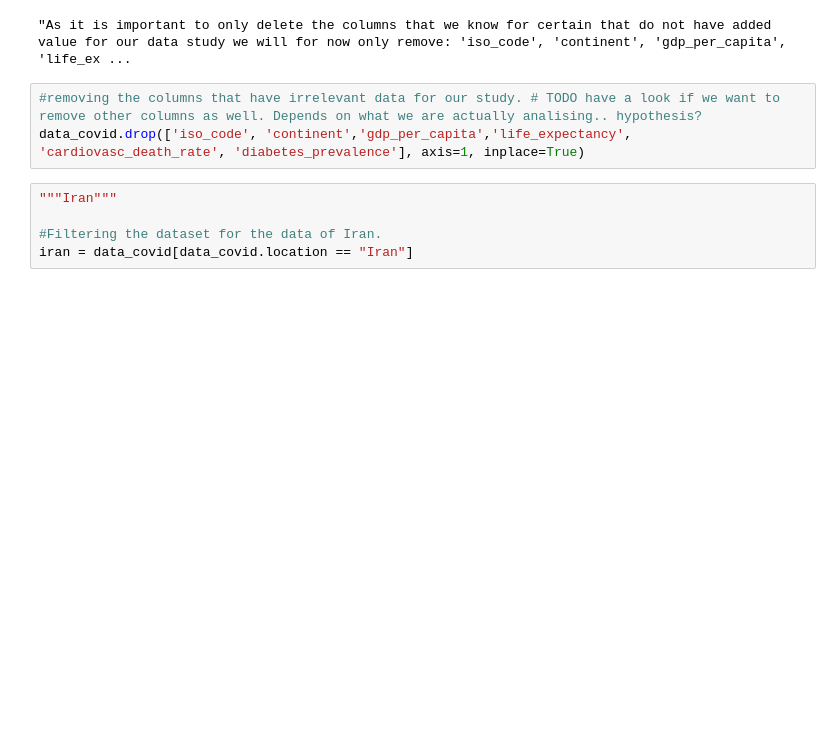
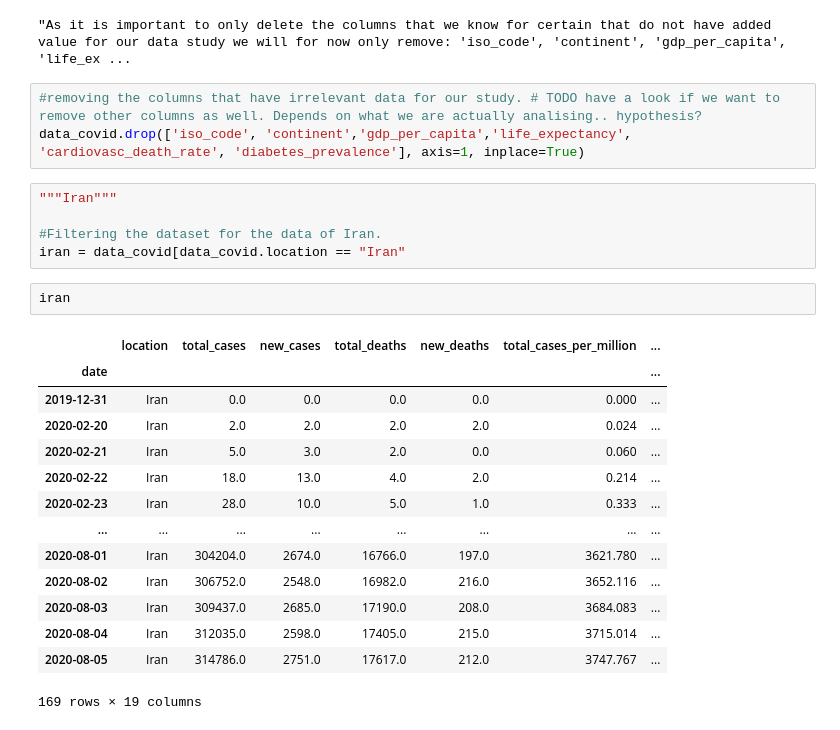
Before and after one commit to RoxannaW/Project_August_Corona, a Jupyter notebook: David/project_august_covid.ipynb, the cells around one changed output. Saved outputs shown, nothing was run; the diff lists cells and outputs as text; blank space fills up the shorter version.

```diff
--- a/David/project_august_covid.ipynb
+++ b/David/project_august_covid.ipynb
@@ -179,7 +179,24 @@ data_covid.drop(['iso_code', 'continent','gdp_per_capita','life_expectancy', 'ca
 """Iran"""
 
 #Filtering the dataset for the data of Iran.
-iran = data_covid[data_covid.location == "Iran"]
+iran = data_covid[data_covid.location == "Iran"
+# %%
+iran
+# %% [output]
+|  | location | total_cases | new_cases | total_deaths | new_deaths | total_cases_per_million | ... |
+| date |  |  |  |  |  |  | ... |
+| 2019-12-31 | Iran | 0.0 | 0.0 | 0.0 | 0.0 | 0.000 | ... |
+| 2020-02-20 | Iran | 2.0 | 2.0 | 2.0 | 2.0 | 0.024 | ... |
+| 2020-02-21 | Iran | 5.0 | 3.0 | 2.0 | 0.0 | 0.060 | ... |
+| 2020-02-22 | Iran | 18.0 | 13.0 | 4.0 | 2.0 | 0.214 | ... |
+| 2020-02-23 | Iran | 28.0 | 10.0 | 5.0 | 1.0 | 0.333 | ... |
+| ... | ... | ... | ... | ... | ... | ... | ... |
+| 2020-08-01 | Iran | 304204.0 | 2674.0 | 16766.0 | 197.0 | 3621.780 | ... |
+| 2020-08-02 | Iran | 306752.0 | 2548.0 | 16982.0 | 216.0 | 3652.116 | ... |
+| 2020-08-03 | Iran | 309437.0 | 2685.0 | 17190.0 | 208.0 | 3684.083 | ... |
+| 2020-08-04 | Iran | 312035.0 | 2598.0 | 17405.0 | 215.0 | 3715.014 | ... |
+| 2020-08-05 | Iran | 314786.0 | 2751.0 | 17617.0 | 212.0 | 3747.767 | ... |
+169 rows × 19 columns
 # %%
 #Plotting the curves of the new cases and deaths and the total cases and deaths, showing vertically the start date of the alarm state.
 ax = iran[["new_cases", "new_deaths"]].plot()
```
Also changed, not shown: parts of 3 cells of this notebook.
